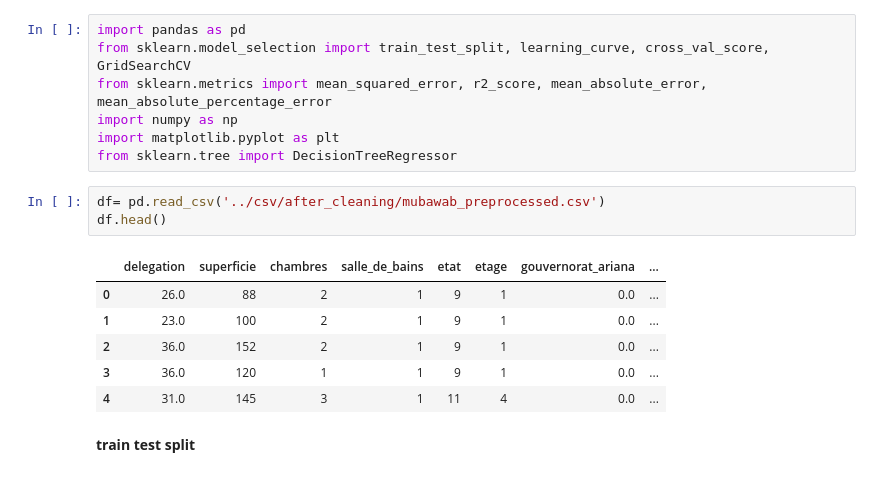
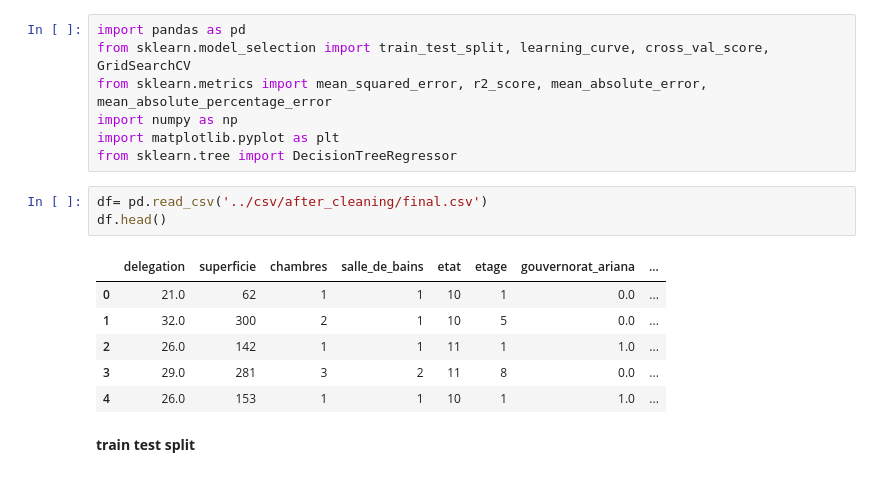
Before and after one commit to Chebil-Ilef/Apartment-Price-Predictor, a Jupyter notebook: modeling/decision_tree_model.ipynb, the cells around one changed output. Saved outputs shown, nothing was run; the diff lists cells and outputs as text.

```diff
--- a/modeling/decision_tree_model.ipynb
+++ b/modeling/decision_tree_model.ipynb
@@ -6,15 +6,15 @@ import numpy as np
 import matplotlib.pyplot as plt
 from sklearn.tree import DecisionTreeRegressor
 # %%
-df= pd.read_csv('../csv/after_cleaning/mubawab_preprocessed.csv')
+df= pd.read_csv('../csv/after_cleaning/final.csv')
 df.head()
 # %% [output]
 |  | delegation | superficie | chambres | salle_de_bains | etat | etage | gouvernorat_ariana | ... |
-| 0 | 26.0 | 88 | 2 | 1 | 9 | 1 | 0.0 | ... |
-| 1 | 23.0 | 100 | 2 | 1 | 9 | 1 | 0.0 | ... |
-| 2 | 36.0 | 152 | 2 | 1 | 9 | 1 | 0.0 | ... |
-| 3 | 36.0 | 120 | 1 | 1 | 9 | 1 | 0.0 | ... |
-| 4 | 31.0 | 145 | 3 | 1 | 11 | 4 | 0.0 | ... |
+| 0 | 21.0 | 62 | 1 | 1 | 10 | 1 | 0.0 | ... |
+| 1 | 32.0 | 300 | 2 | 1 | 10 | 5 | 0.0 | ... |
+| 2 | 26.0 | 142 | 1 | 1 | 11 | 1 | 1.0 | ... |
+| 3 | 29.0 | 281 | 3 | 2 | 11 | 8 | 0.0 | ... |
+| 4 | 26.0 | 153 | 1 | 1 | 10 | 1 | 1.0 | ... |
 # %% [markdown]
 **train test split**
 # %% [markdown]
```
Also changed, not shown: parts of 7 cells of this notebook, 8 other files.
